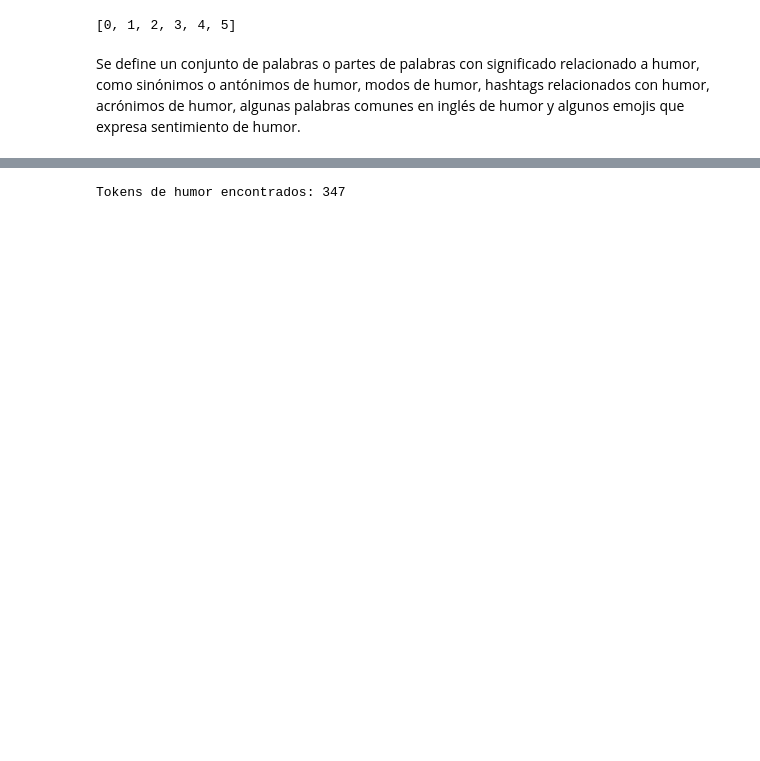
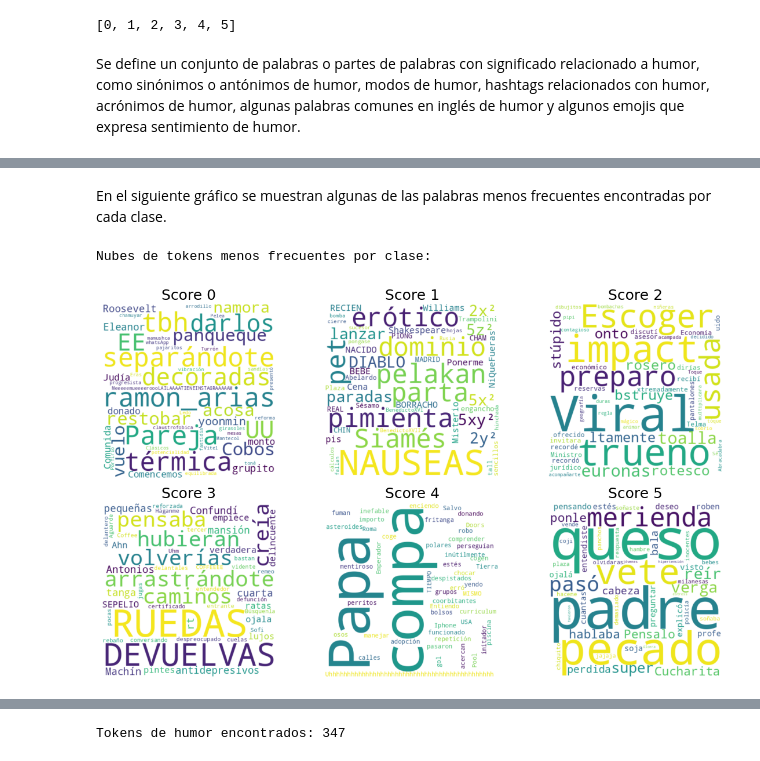
Before and after one commit to ojcastaneda/proyecto-despliegue-de-soluciones, a Jupyter notebook: analysis/haha-dataset-analysis.ipynb, the cells around one changed output, grey strips where cells are left out. Cells and saved outputs as stored; diff of their text form; code cells hidden in the pictures; blank space fills up the shorter version.

```diff
--- a/analysis/haha-dataset-analysis.ipynb
+++ b/analysis/haha-dataset-analysis.ipynb
@@ -157,0 +176,8 @@ Nubes de palabras presentes por clase:
+# %% [markdown]
+En el siguiente gráfico se muestran algunas de las palabras menos frecuentes encontradas por cada clase.
+# %%
+print("Nubes de tokens menos frecuentes por clase:")
+plot_wordclouds(tokens_per_class, tokens_set='last200_tokens', max_words=50)
+# %% [output]
+Nubes de tokens menos frecuentes por clase:
+[figure, added]
```
Also changed, not shown: parts of 45 cells of this notebook, 4 other files.
